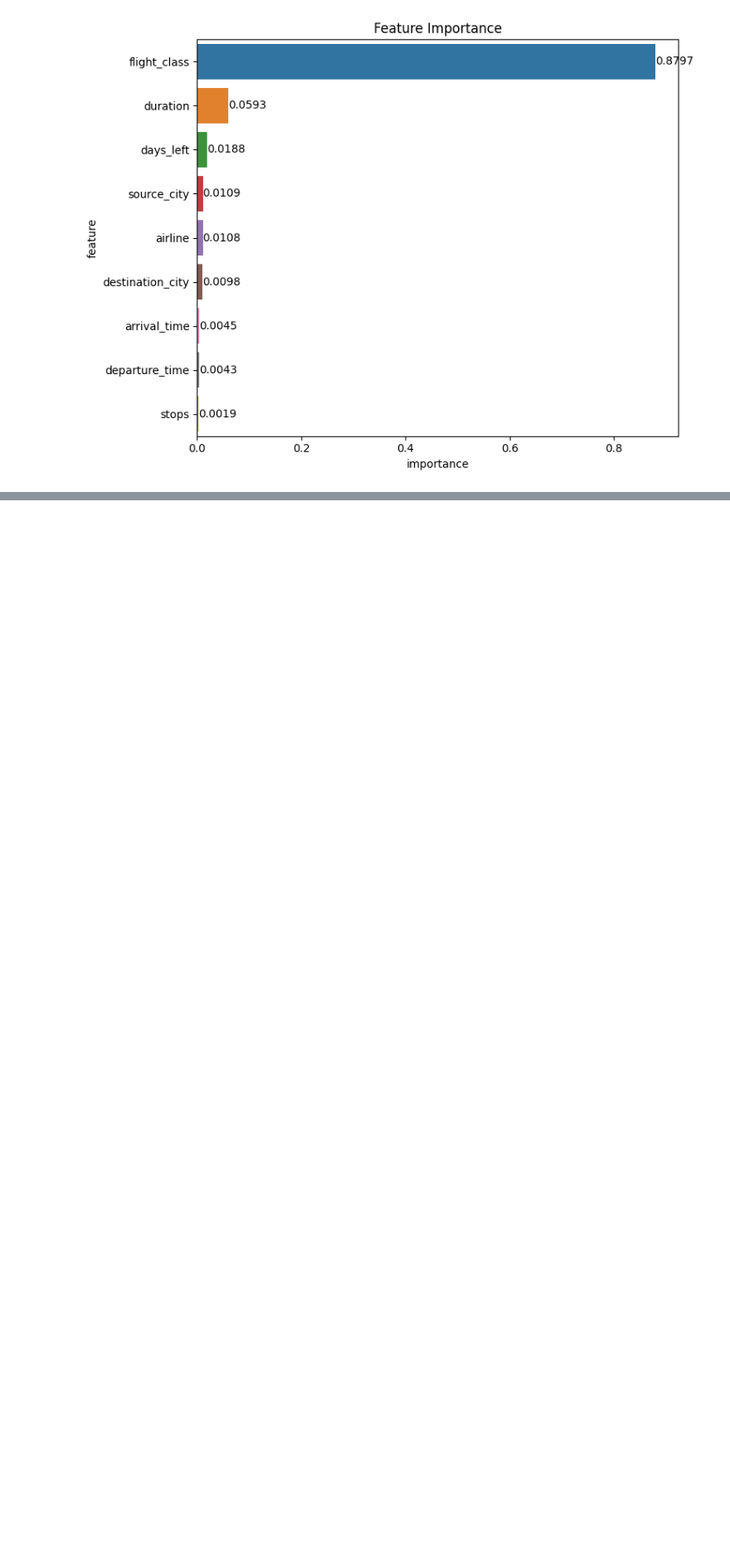
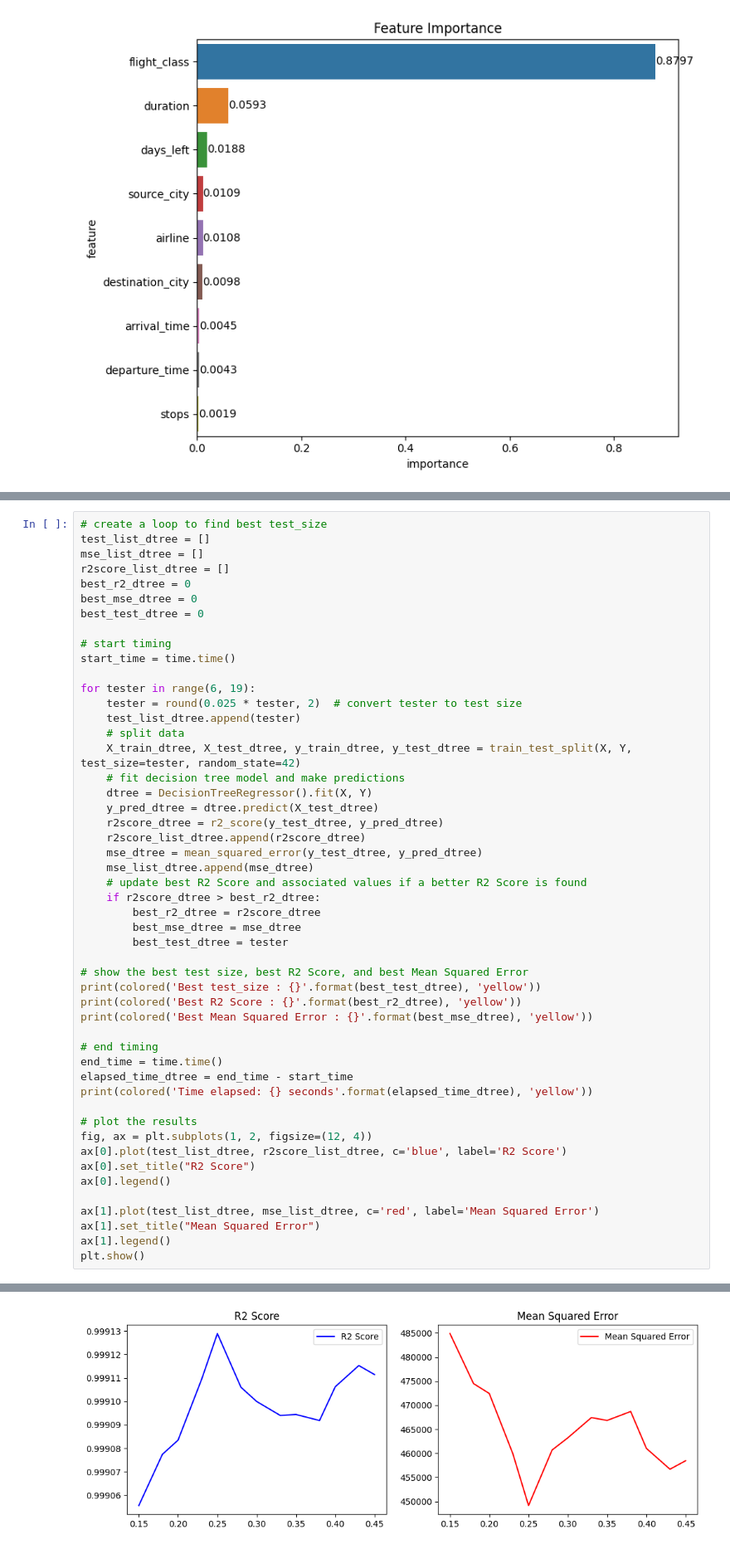
Before and after one commit to ahilah/Flight-Price-Prediction-Model, a Jupyter notebook: flight-price-pred-full.ipynb, the cells around one changed output, grey strips where cells are left out. Shown at 83% size. Drawn from its saved outputs; the diff is of its cells as text; blank space fills up the shorter version.

```diff
--- a/flight-price-pred-full.ipynb
+++ b/flight-price-pred-full.ipynb
@@ -2086,0 +2156,51 @@ plt.tight_layout()
+# %%
+# create a loop to find best test_size
+test_list_dtree = []
+mse_list_dtree = []
+r2score_list_dtree = []
+best_r2_dtree = 0
+best_mse_dtree = 0
+best_test_dtree = 0
+
+# start timing
+start_time = time.time()
+
+for tester in range(6, 19):
+    tester = round(0.025 * tester, 2)  # convert tester to test size
+    test_list_dtree.append(tester)
+    # split data
+    X_train_dtree, X_test_dtree, y_train_dtree, y_test_dtree = train_test_split(X, Y, test_size=tester, random_state=42)
+    # fit decision tree model and make predictions
+    dtree = DecisionTreeRegressor().fit(X, Y)
+    y_pred_dtree = dtree.predict(X_test_dtree)
+    r2score_dtree = r2_score(y_test_dtree, y_pred_dtree)
+    r2score_list_dtree.append(r2score_dtree)
+    mse_dtree = mean_squared_error(y_test_dtree, y_pred_dtree)
+    mse_list_dtree.append(mse_dtree)
+    # update best R2 Score and associated values if a better R2 Score is found
+    if r2score_dtree > best_r2_dtree:
+        best_r2_dtree = r2score_dtree
+        best_mse_dtree = mse_dtree
+        best_test_dtree = tester
+
+# show the best test size, best R2 Score, and best Mean Squared Error
+print(colored('Best test_size : {}'.format(best_test_dtree), 'yellow'))
+print(colored('Best R2 Score : {}'.format(best_r2_dtree), 'yellow'))
+print(colored('Best Mean Squared Error : {}'.format(best_mse_dtree), 'yellow'))
+
+# end timing
+end_time = time.time()
+elapsed_time_dtree = end_time - start_time
+print(colored('Time elapsed: {} seconds'.format(elapsed_time_dtree), 'yellow'))
+
+# plot the results
+fig, ax = plt.subplots(1, 2, figsize=(12, 4))
+ax[0].plot(test_list_dtree, r2score_list_dtree, c='blue', label='R2 Score')
+ax[0].set_title("R2 Score")
+ax[0].legend()
+
+ax[1].plot(test_list_dtree, mse_list_dtree, c='red', label='Mean Squared Error')
+ax[1].set_title("Mean Squared Error")
+ax[1].legend()
+plt.show()
+# %% [output]
@@ -2086,0 +2211 @@ plt.tight_layout()
+[figure, added]
```
Also changed, not shown: parts of 24 cells of this notebook.
